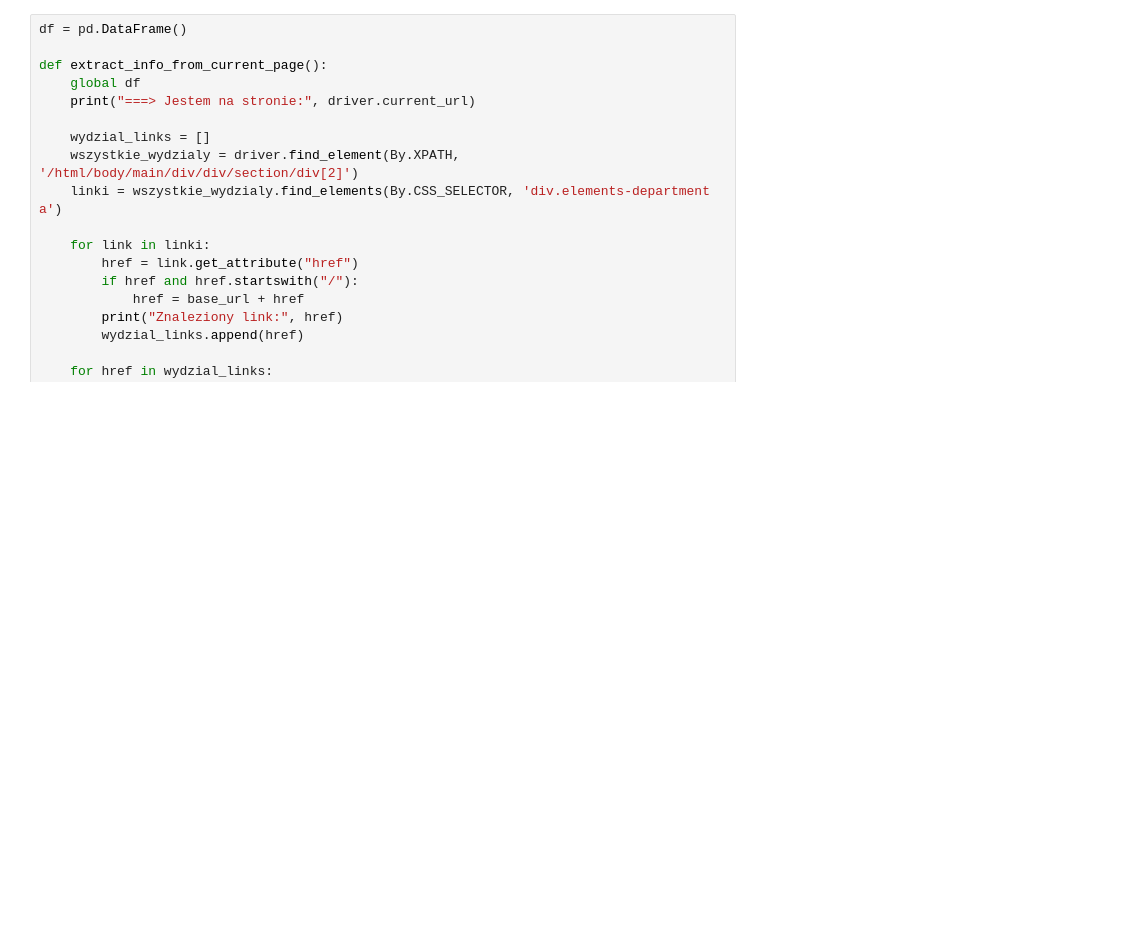
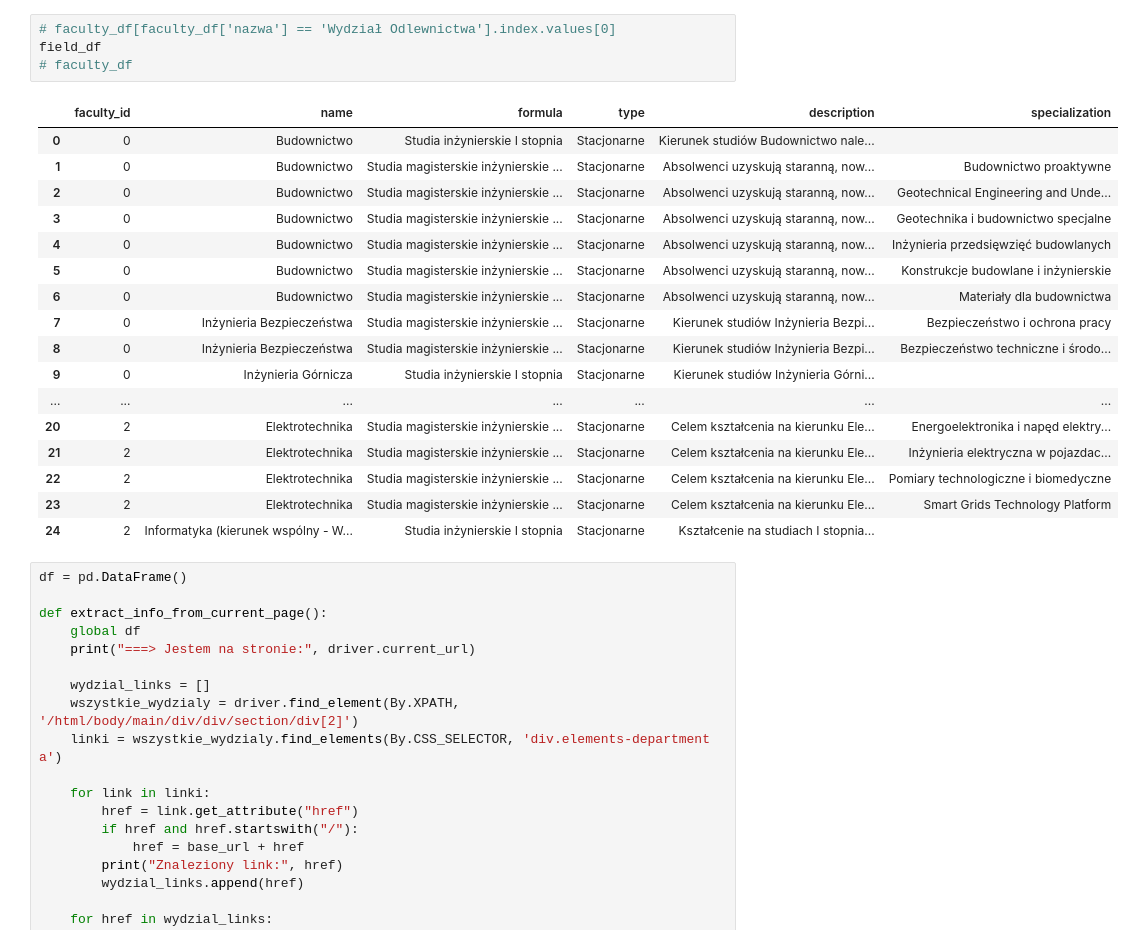
Before and after one commit to Julnowak/MiUn-Student-App, a Jupyter notebook: backend/mainApp/scrap_syllabus.ipynb, the cells around one changed output. Drawn from its saved outputs; the diff is of its cells as text; blank space fills up the shorter version.

Commit message:
Prawie gotowe, jeszcze description

```diff
--- a/backend/mainApp/scrap_syllabus.ipynb
+++ b/backend/mainApp/scrap_syllabus.ipynb
@@ -14,3 +248,25 @@ import pandas as pd
+# %%
+# faculty_df[faculty_df['nazwa'] == 'Wydział Odlewnictwa'].index.values[0]
+field_df
+# faculty_df
+# %% [output]
+|  | faculty_id | name | formula | type | description | specialization |
+| 0 | 0 | Budownictwo | Studia inżynierskie I stopnia | Stacjonarne | Kierunek studiów Budownictwo nale... |  |
+| 1 | 0 | Budownictwo | Studia magisterskie inżynierskie ... | Stacjonarne | Absolwenci uzyskują staranną, now... | Budownictwo proaktywne |
+| 2 | 0 | Budownictwo | Studia magisterskie inżynierskie ... | Stacjonarne | Absolwenci uzyskują staranną, now... | Geotechnical Engineering and Unde... |
+| 3 | 0 | Budownictwo | Studia magisterskie inżynierskie ... | Stacjonarne | Absolwenci uzyskują staranną, now... | Geotechnika i budownictwo specjalne |
+| 4 | 0 | Budownictwo | Studia magisterskie inżynierskie ... | Stacjonarne | Absolwenci uzyskują staranną, now... | Inżynieria przedsięwzięć budowlanych |
+| 5 | 0 | Budownictwo | Studia magisterskie inżynierskie ... | Stacjonarne | Absolwenci uzyskują staranną, now... | Konstrukcje budowlane i inżynierskie |
+| 6 | 0 | Budownictwo | Studia magisterskie inżynierskie ... | Stacjonarne | Absolwenci uzyskują staranną, now... | Materiały dla budownictwa |
+| 7 | 0 | Inżynieria Bezpieczeństwa | Studia magisterskie inżynierskie ... | Stacjonarne | Kierunek studiów Inżynieria Bezpi... | Bezpieczeństwo i ochrona pracy |
+| 8 | 0 | Inżynieria Bezpieczeństwa | Studia magisterskie inżynierskie ... | Stacjonarne | Kierunek studiów Inżynieria Bezpi... | Bezpieczeństwo techniczne i środo... |
+| 9 | 0 | Inżynieria Górnicza | Studia inżynierskie I stopnia | Stacjonarne | Kierunek studiów Inżynieria Górni... |  |
+| ... | ... | ... | ... | ... | ... | ... |
+| 20 | 2 | Elektrotechnika | Studia magisterskie inżynierskie ... | Stacjonarne | Celem kształcenia na kierunku Ele... | Energoelektronika i napęd elektry... |
+| 21 | 2 | Elektrotechnika | Studia magisterskie inżynierskie ... | Stacjonarne | Celem kształcenia na kierunku Ele... | Inżynieria elektryczna w pojazdac... |
+| 22 | 2 | Elektrotechnika | Studia magisterskie inżynierskie ... | Stacjonarne | Celem kształcenia na kierunku Ele... | Pomiary technologiczne i biomedyczne |
+| 23 | 2 | Elektrotechnika | Studia magisterskie inżynierskie ... | Stacjonarne | Celem kształcenia na kierunku Ele... | Smart Grids Technology Platform |
+| 24 | 2 | Informatyka (kierunek wspólny - W... | Studia inżynierskie I stopnia | Stacjonarne | Kształcenie na studiach I stopnia... |  |
 # %%
 df = pd.DataFrame()
 
```
Also changed, not shown: parts of 4 cells of this notebook.
